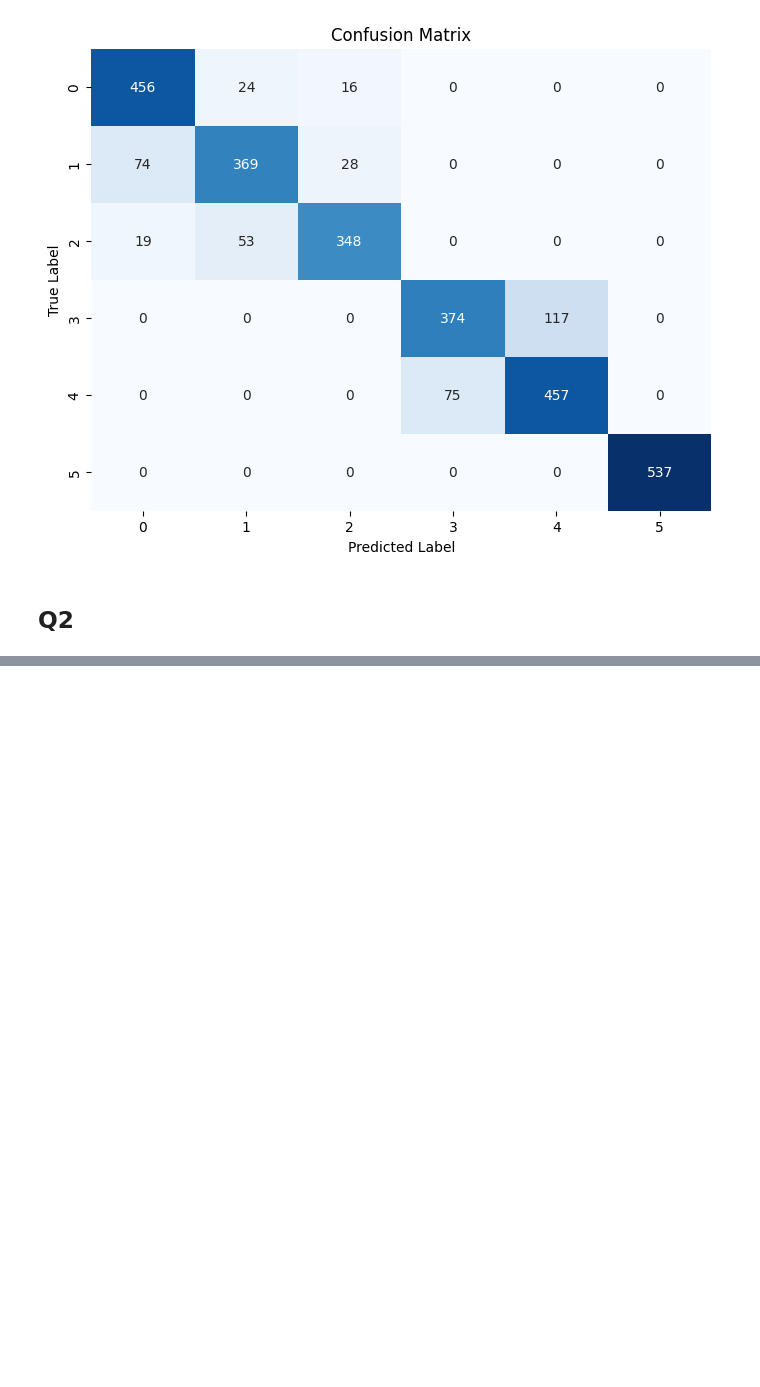
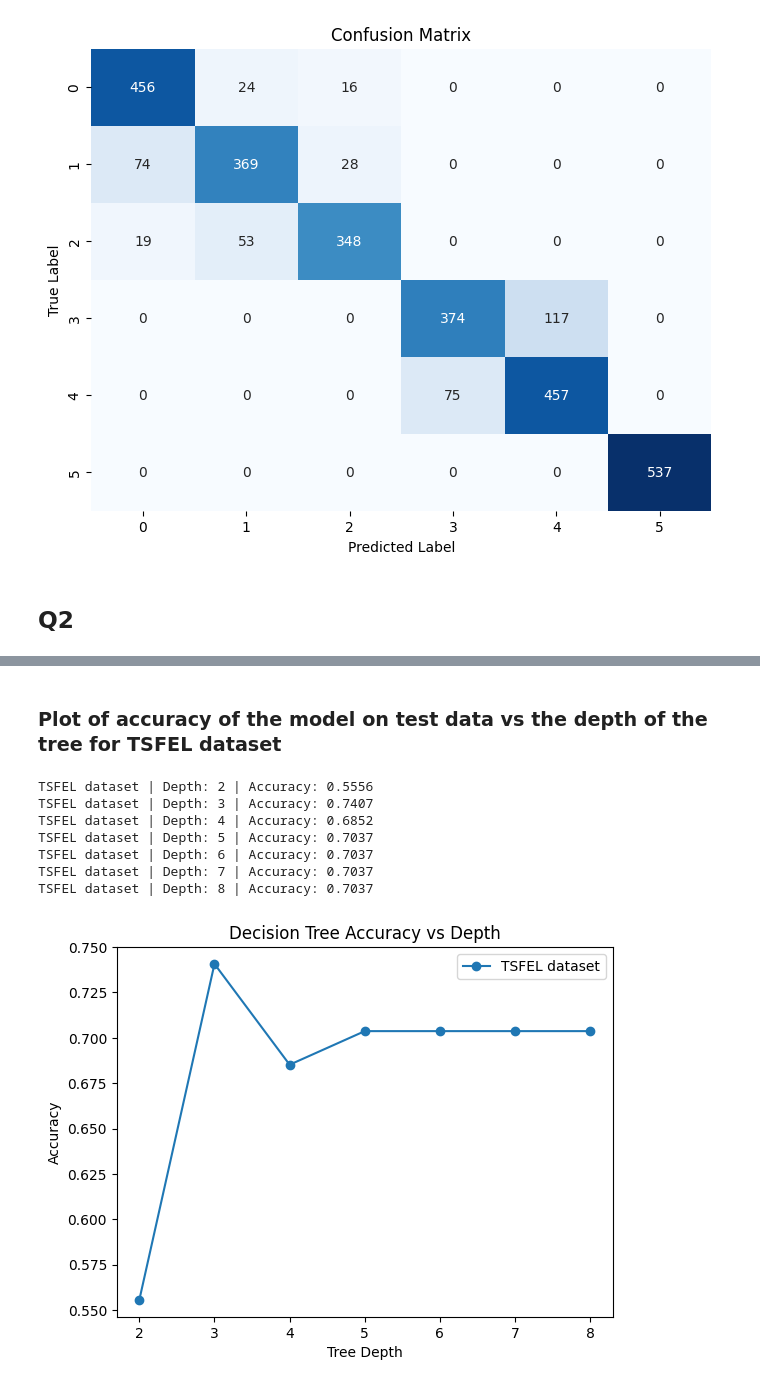
Before and after one commit to shadowscythe03/es335-24-fall-assignment-1, a Jupyter notebook: Task_2.ipynb, the cells around one changed output, grey strips where cells are left out. Saved outputs shown, nothing was run; the diff lists cells and outputs as text; code cells hidden in the pictures; blank space fills up the shorter version.

```diff
--- a/Task_2.ipynb
+++ b/Task_2.ipynb
@@ -117,0 +167,14 @@ Recall: 0.8622
+# %% [markdown]
+### Plot of accuracy of the model on test data vs the depth of the tree for **TSFEL dataset**
+# %%
+depths, accuracies = evaluate_depths(X_train_TSFEL, y_train_TSFEL, X_test_TSFEL, y_test_TSFEL, method_name="TSFEL dataset")
+plot_accuracies(depths, accuracies, "TSFEL dataset")
+# %% [output]
+TSFEL dataset | Depth: 2 | Accuracy: 0.5556
+TSFEL dataset | Depth: 3 | Accuracy: 0.7407
+TSFEL dataset | Depth: 4 | Accuracy: 0.6852
+TSFEL dataset | Depth: 5 | Accuracy: 0.7037
+TSFEL dataset | Depth: 6 | Accuracy: 0.7037
+TSFEL dataset | Depth: 7 | Accuracy: 0.7037
+TSFEL dataset | Depth: 8 | Accuracy: 0.7037
+[figure, added]
```
Also changed, not shown: parts of 8 cells of this notebook.
